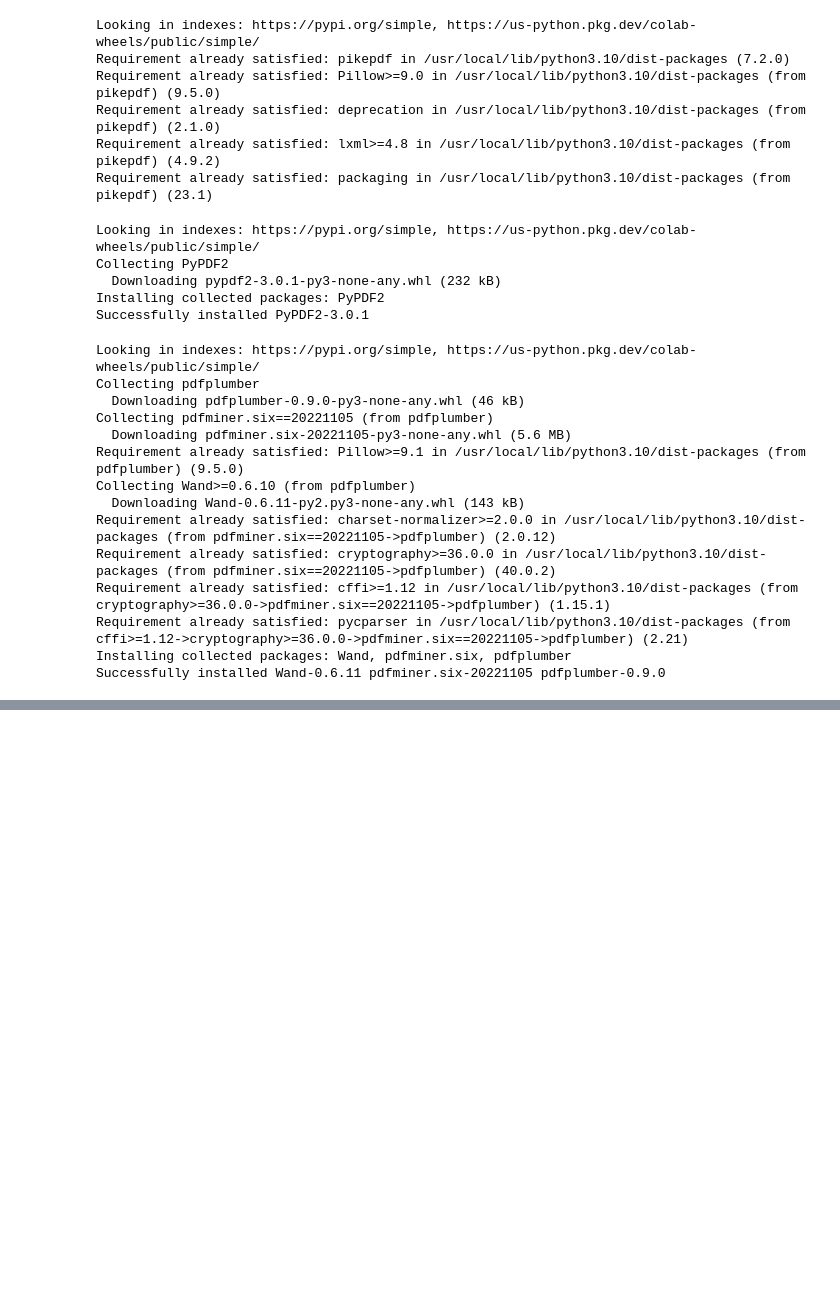
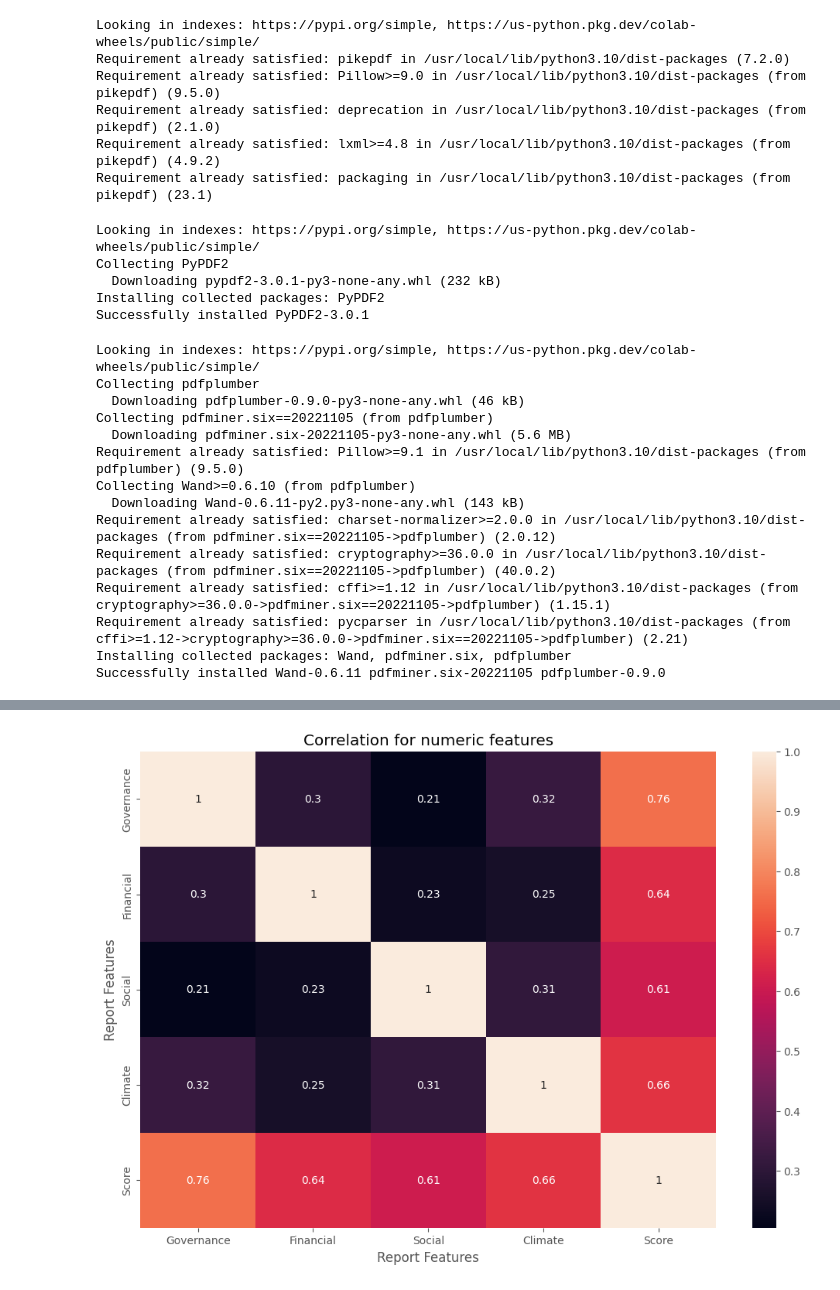
Before and after one commit to Marcotmr/Sustainability-Report-Score, a Jupyter notebook: Indicator_12_6_1_ML_NLP_project_.ipynb, the cells around one changed output, grey strips where cells are left out. Cells and saved outputs as stored; diff of their text form; code cells hidden in the pictures; blank space fills up the shorter version.

```diff
--- a/Indicator_12_6_1_ML_NLP_project_.ipynb
+++ b/Indicator_12_6_1_ML_NLP_project_.ipynb
@@ -211,0 +345,10 @@ print(results_df)
+# %%
+correlation_matrix = real_df.corr(method='pearson')
+sns.heatmap(correlation_matrix, annot=True)
+plt.title('Correlation for numeric features')
+plt.xlabel('Report Features')
+plt.ylabel('Report Features')
+
+plt.show()
+# %% [output]
+[figure, added]
```
Also changed, not shown: parts of 21 cells of this notebook.
